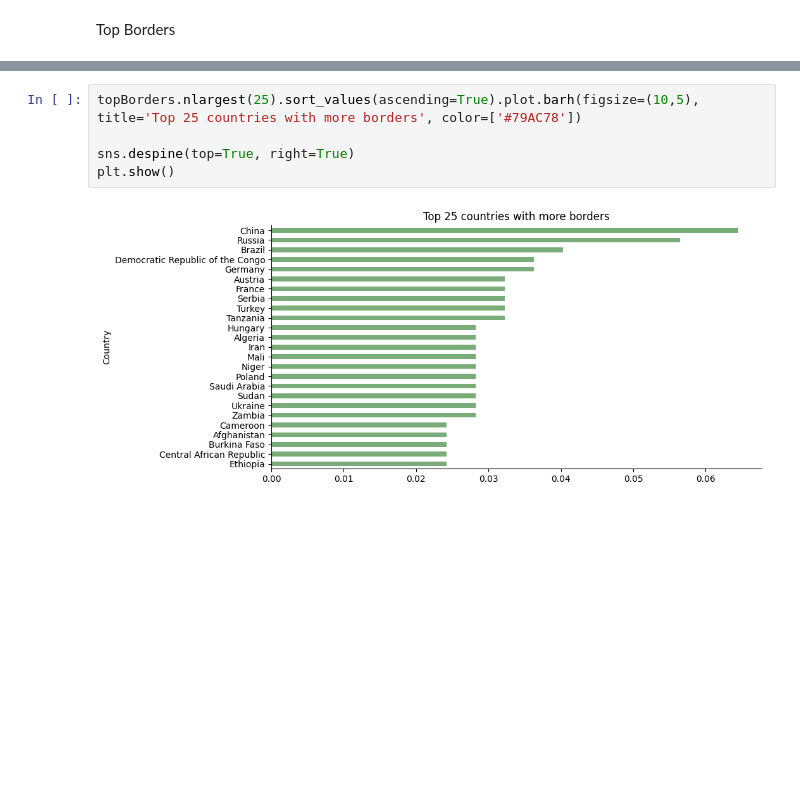
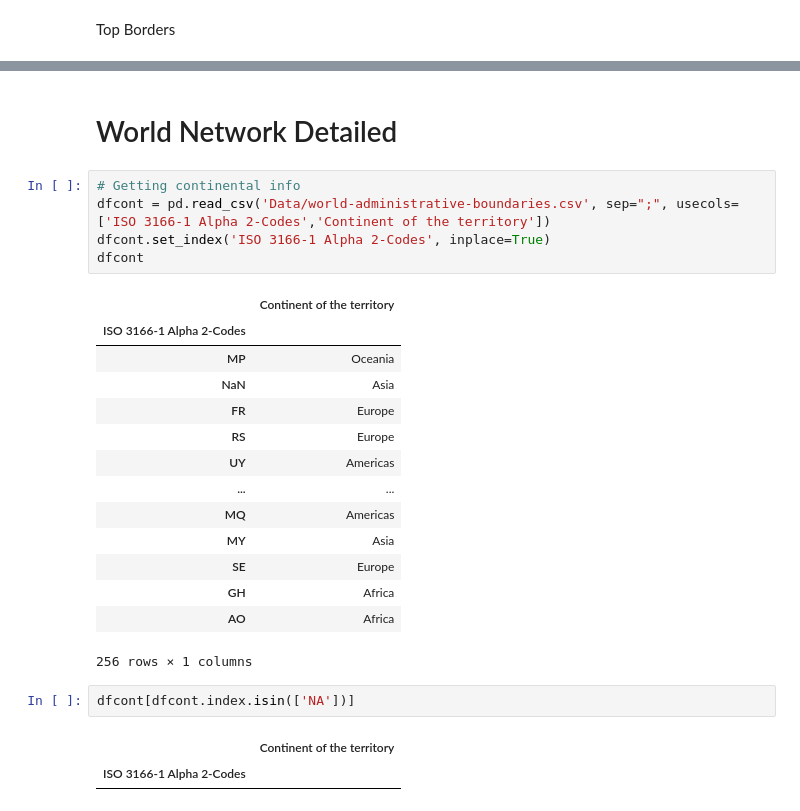
Before and after one commit to maikelps/TheWorldAsAGraph, a Jupyter notebook: initial_expl.ipynb, the cells around one changed output, grey strips where cells are left out. Drawn from its saved outputs; the diff is of its cells as text; blank space fills up the shorter version.

```diff
--- a/initial_expl.ipynb
+++ b/initial_expl.ipynb
@@ -89,7 +78,27 @@ topBorders = (
-# %%
-topBorders.nlargest(25).sort_values(ascending=True).plot.barh(figsize=(10,5), title='Top 25 countries with more borders', color=['#79AC78'])
-
-sns.despine(top=True, right=True)
-plt.show()
-# %% [output]
-[figure, removed]
+# %% [markdown]
+# World Network Detailed
+# %%
+# Getting continental info
+dfcont = pd.read_csv('Data/world-administrative-boundaries.csv', sep=";", usecols=['ISO 3166-1 Alpha 2-Codes','Continent of the territory'])
+dfcont.set_index('ISO 3166-1 Alpha 2-Codes', inplace=True)
+dfcont
+# %% [output]
+|  | Continent of the territory |
+| ISO 3166-1 Alpha 2-Codes |  |
+| MP | Oceania |
+| NaN | Asia |
+| FR | Europe |
+| RS | Europe |
+| UY | Americas |
+| ... | ... |
+| MQ | Americas |
+| MY | Asia |
+| SE | Europe |
+| GH | Africa |
+| AO | Africa |
+256 rows × 1 columns
+# %%
+dfcont[dfcont.index.isin(['NA'])]
+# %% [output]
+|  | Continent of the territory |
+| ISO 3166-1 Alpha 2-Codes |  |
```
Also changed, not shown: parts of 12 cells of this notebook, 1 other file.
